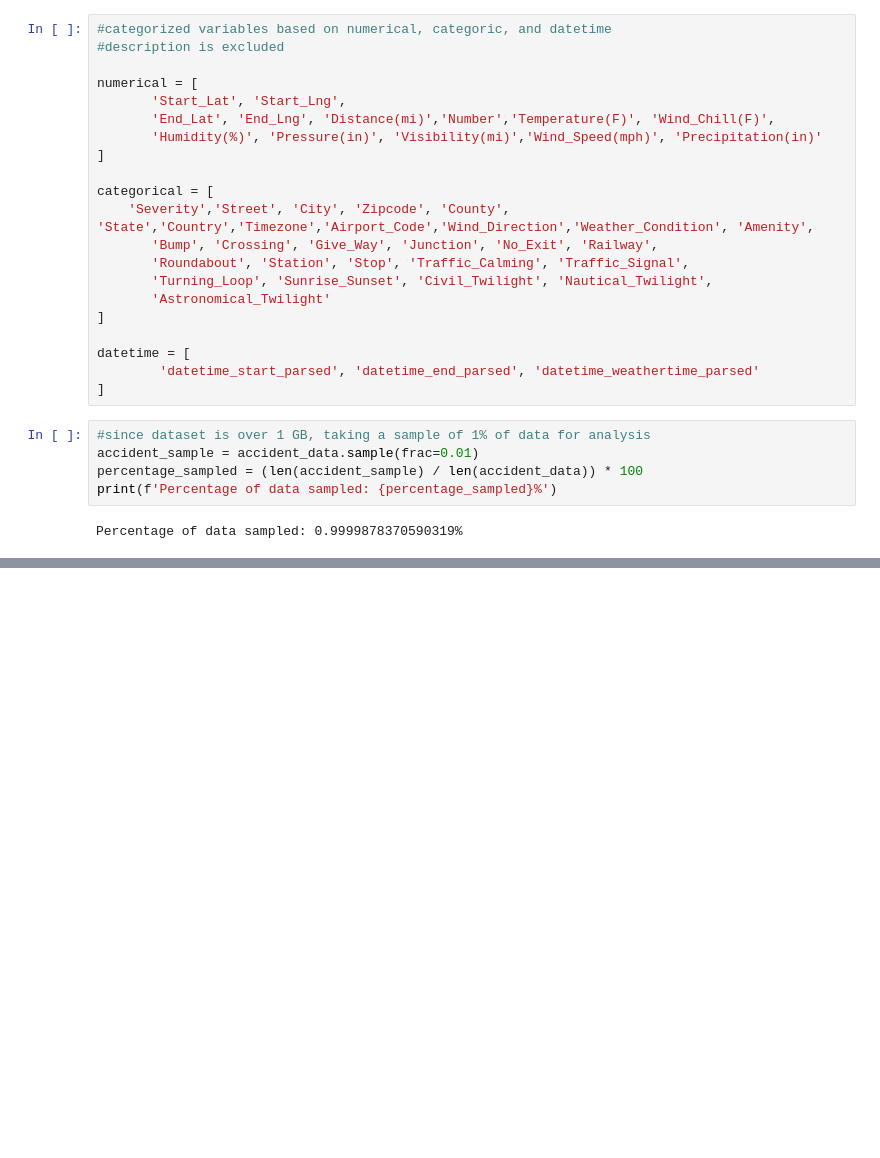
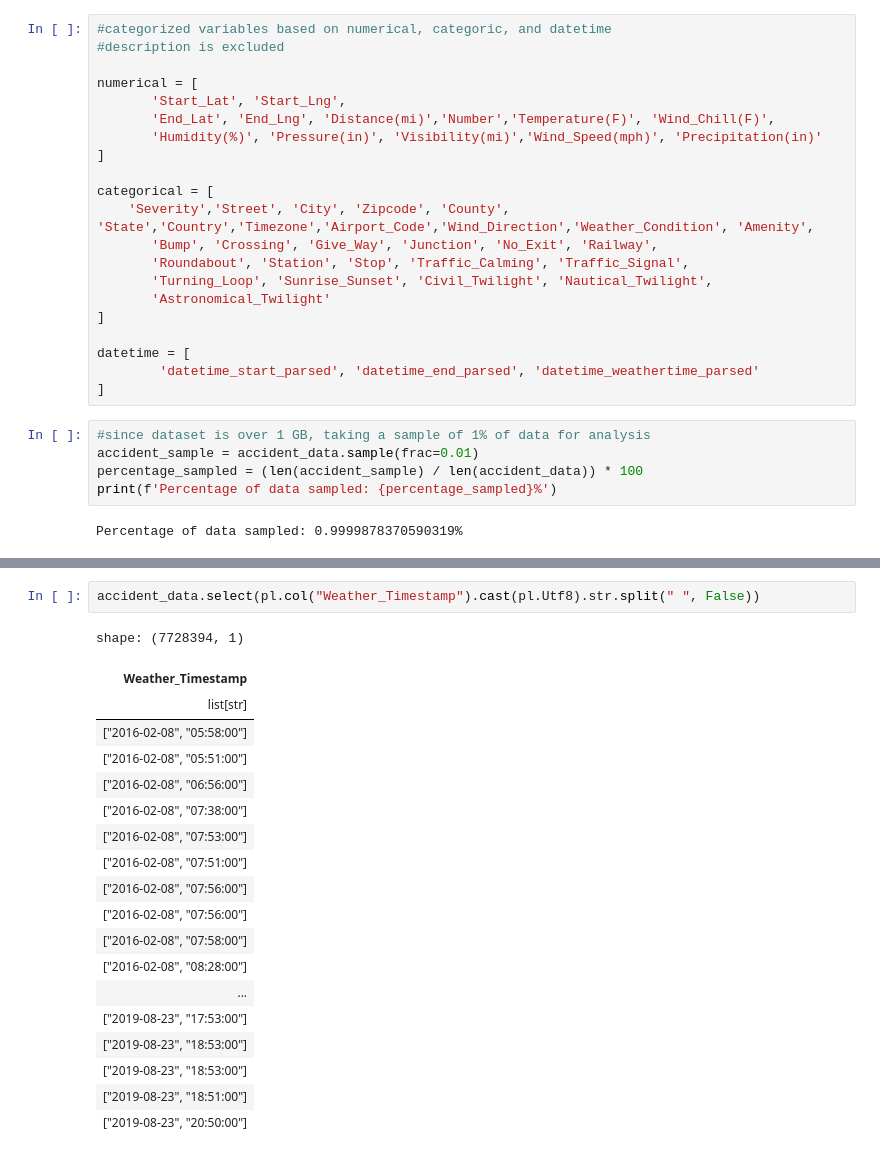
Before and after one commit to cosimop2000/BDMG-vehicle-accidents, a Jupyter notebook: workflows/vehicle-accident-polars.ipynb, the cells around one changed output, grey strips where cells are left out. Saved outputs shown, nothing was run; the diff lists cells and outputs as text; blank space fills up the shorter version.

Commit message:
polars workflow up to before data transformation

```diff
--- a/workflows/vehicle-accident-polars.ipynb
+++ b/workflows/vehicle-accident-polars.ipynb
@@ -351,0 +367,22 @@ Percentage of data sampled: 0.9999878370590319%
+# %%
+accident_data.select(pl.col("Weather_Timestamp").cast(pl.Utf8).str.split(" ", False))
+# %% [output]
+shape: (7728394, 1)
+| Weather_Timestamp |
+| list[str] |
+| ["2016-02-08", "05:58:00"] |
+| ["2016-02-08", "05:51:00"] |
+| ["2016-02-08", "06:56:00"] |
+| ["2016-02-08", "07:38:00"] |
+| ["2016-02-08", "07:53:00"] |
+| ["2016-02-08", "07:51:00"] |
+| ["2016-02-08", "07:56:00"] |
+| ["2016-02-08", "07:56:00"] |
+| ["2016-02-08", "07:58:00"] |
+| ["2016-02-08", "08:28:00"] |
+| ... |
+| ["2019-08-23", "17:53:00"] |
+| ["2019-08-23", "18:53:00"] |
+| ["2019-08-23", "18:53:00"] |
+| ["2019-08-23", "18:51:00"] |
+| ["2019-08-23", "20:50:00"] |
```
Also changed, not shown: parts of 2 cells of this notebook, 2 other files.
